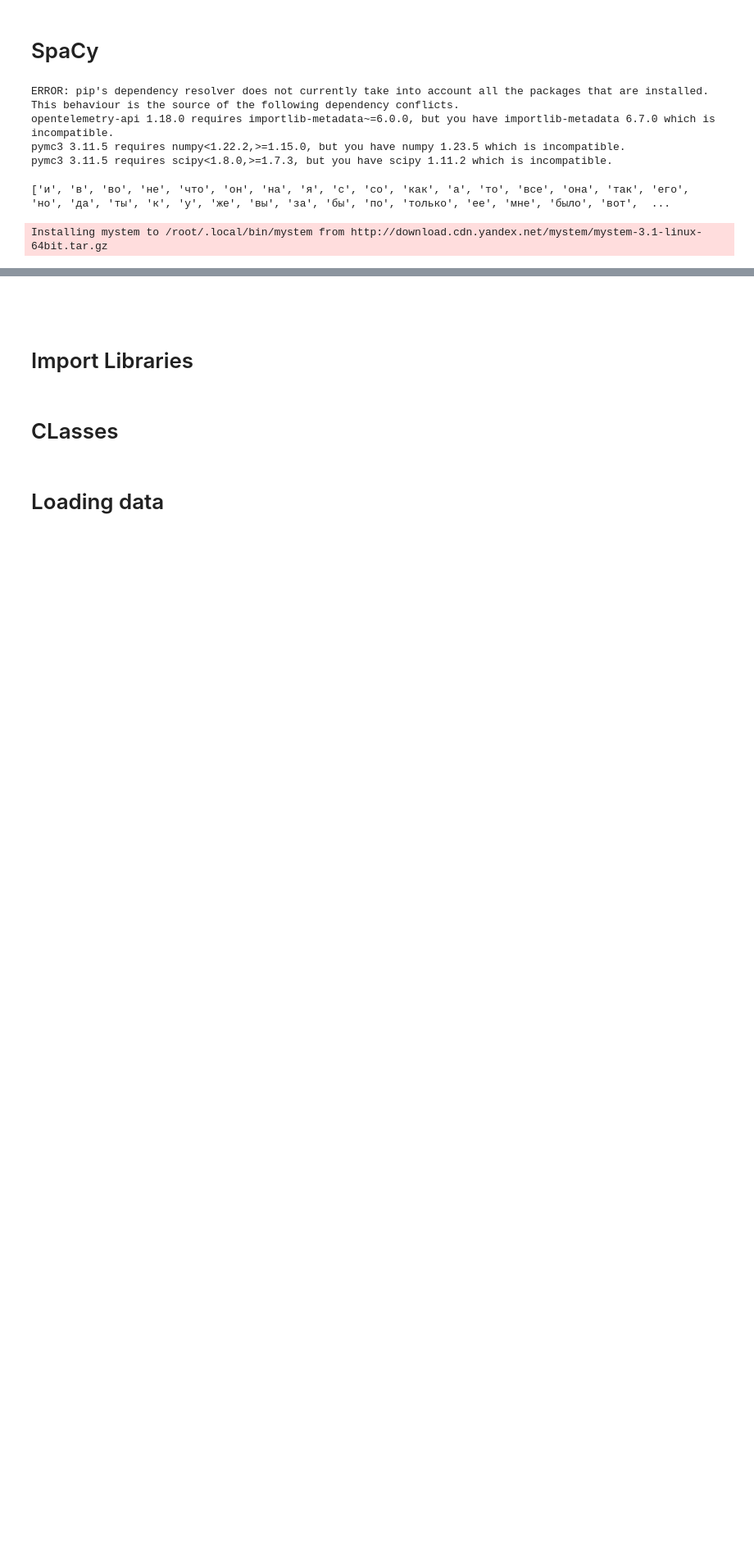
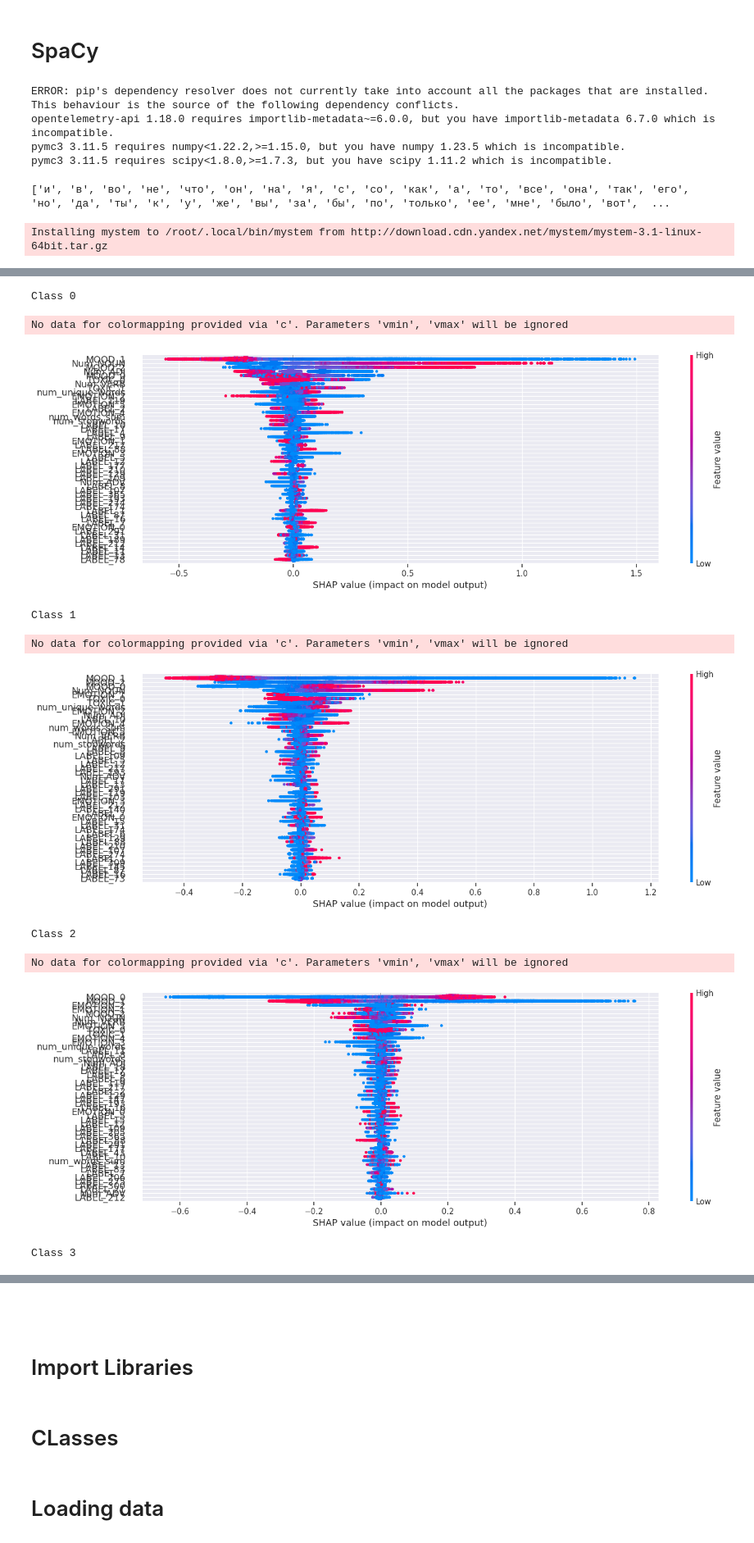
Before and after one commit to karnaksp/Educational-projects, a Jupyter notebook: feature-extraction-classifer-txt.ipynb, the cells around one changed output, grey strips where cells are left out. Shown at 82% size. Cells and saved outputs as stored; diff of their text form; code cells hidden in the pictures; blank space fills up the shorter version.

```diff
--- a/feature-extraction-classifer-txt.ipynb
+++ b/feature-extraction-classifer-txt.ipynb
@@ -899,0 +966,15 @@ train_data.to_csv("feature_train.csv", index=False)
+# %%
+for i in range(len(np.unique(val_split['rate'].values))):
+    print(f'Class {i}')
+    shap.summary_plot(shap_values[i], val_split.iloc[:, 5:417], max_display = 50, color_bar=True, plot_size = (15, 5))
+# %% [output]
+Class 0
+No data for colormapping provided via 'c'. Parameters 'vmin', 'vmax' will be ignored
+[figure, added]
+Class 1
+No data for colormapping provided via 'c'. Parameters 'vmin', 'vmax' will be ignored
+[figure, added]
+Class 2
+No data for colormapping provided via 'c'. Parameters 'vmin', 'vmax' will be ignored
+[figure, added]
+Class 3
```
Also changed, not shown: parts of 11 cells of this notebook.
